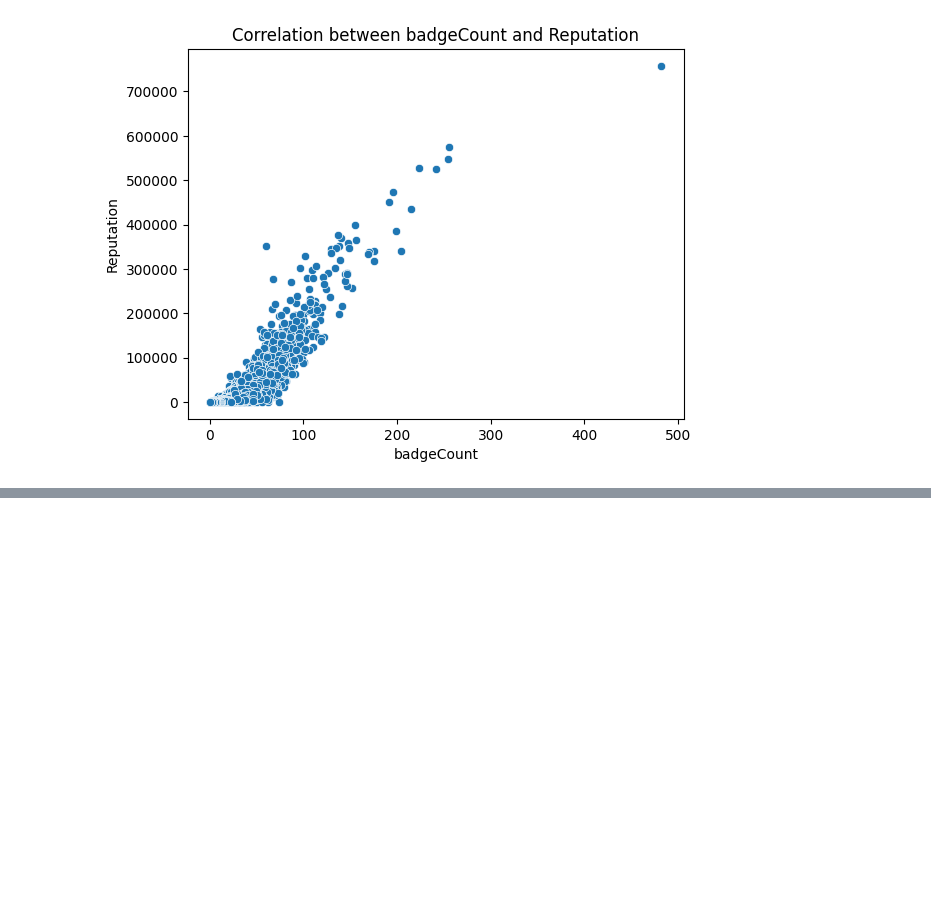
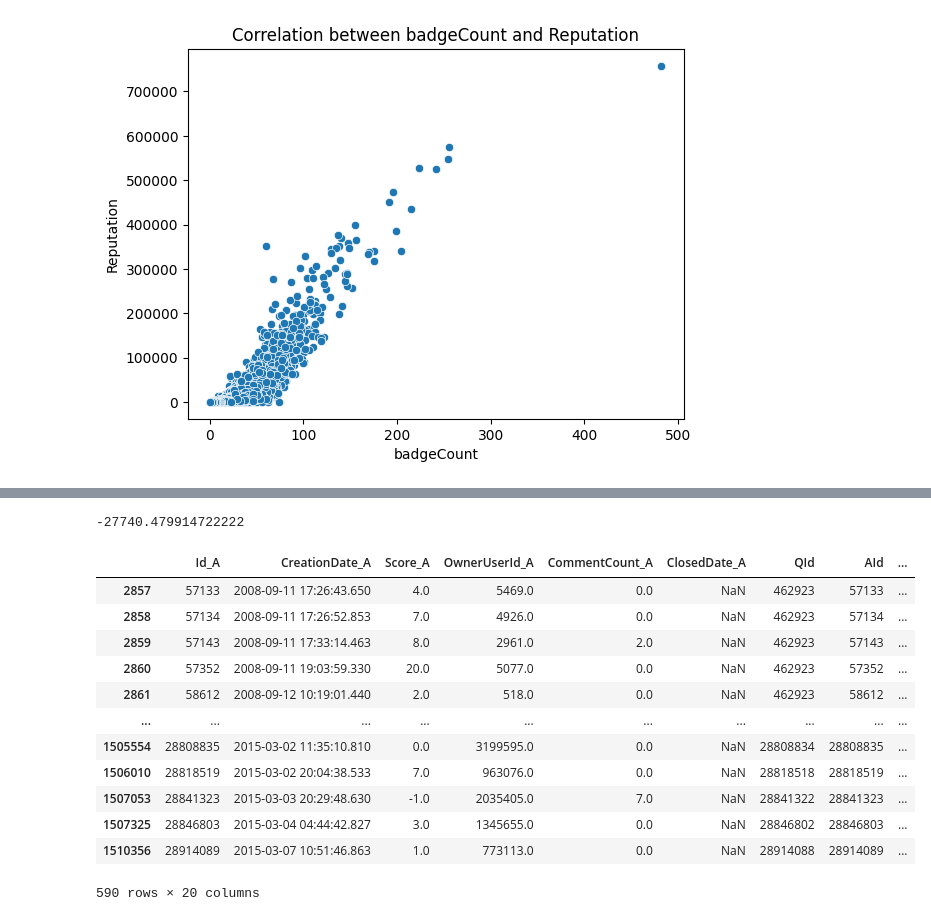
Before and after one commit to mostafa-ja/Data-Mining-fall-2023, a Jupyter notebook: Data_Mining2.ipynb, the cells around one changed output, grey strips where cells are left out. Drawn from its saved outputs; the diff is of its cells as text; code cells hidden in the pictures; blank space fills up the shorter version.

```diff
--- a/Data_Mining2.ipynb
+++ b/Data_Mining2.ipynb
@@ -444,0 +476,20 @@ plt.show()
+# %%
+merged_A_Q['timeDiffrence(Hours)'].min()
+# %% [output]
+-27740.479914722222
+# %%
+merged_A_Q[merged_A_Q['timeDiffrence(Hours)']<0]
+# %% [output]
+|  | Id_A | CreationDate_A | Score_A | OwnerUserId_A | CommentCount_A | ClosedDate_A | QId | AId | ... |
+| 2857 | 57133 | 2008-09-11 17:26:43.650 | 4.0 | 5469.0 | 0.0 | NaN | 462923 | 57133 | ... |
+| 2858 | 57134 | 2008-09-11 17:26:52.853 | 7.0 | 4926.0 | 0.0 | NaN | 462923 | 57134 | ... |
+| 2859 | 57143 | 2008-09-11 17:33:14.463 | 8.0 | 2961.0 | 2.0 | NaN | 462923 | 57143 | ... |
+| 2860 | 57352 | 2008-09-11 19:03:59.330 | 20.0 | 5077.0 | 0.0 | NaN | 462923 | 57352 | ... |
+| 2861 | 58612 | 2008-09-12 10:19:01.440 | 2.0 | 518.0 | 0.0 | NaN | 462923 | 58612 | ... |
+| ... | ... | ... | ... | ... | ... | ... | ... | ... | ... |
+| 1505554 | 28808835 | 2015-03-02 11:35:10.810 | 0.0 | 3199595.0 | 0.0 | NaN | 28808834 | 28808835 | ... |
+| 1506010 | 28818519 | 2015-03-02 20:04:38.533 | 7.0 | 963076.0 | 0.0 | NaN | 28818518 | 28818519 | ... |
+| 1507053 | 28841323 | 2015-03-03 20:29:48.630 | -1.0 | 2035405.0 | 7.0 | NaN | 28841322 | 28841323 | ... |
+| 1507325 | 28846803 | 2015-03-04 04:44:42.827 | 3.0 | 1345655.0 | 0.0 | NaN | 28846802 | 28846803 | ... |
+| 1510356 | 28914089 | 2015-03-07 10:51:46.863 | 1.0 | 773113.0 | 0.0 | NaN | 28914088 | 28914089 | ... |
+590 rows × 20 columns
```
Also changed, not shown: parts of 9 cells of this notebook.
